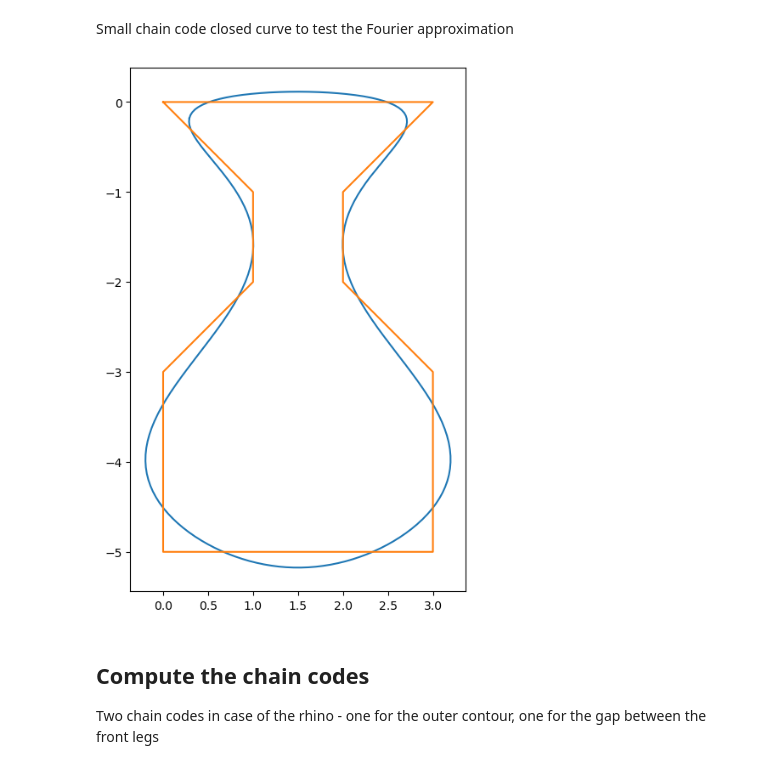
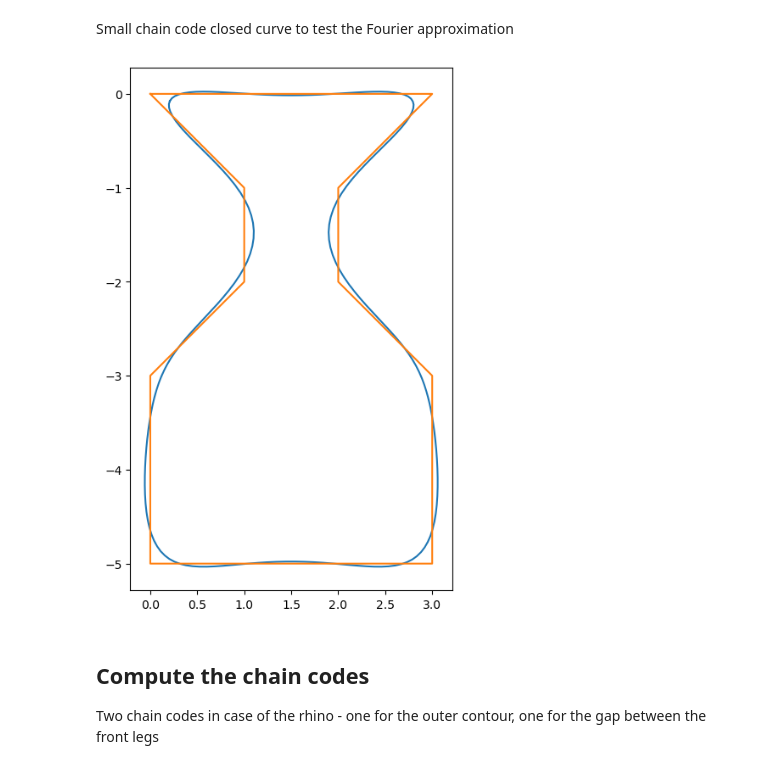
Before and after one commit to lokuger/fourier-animals, a Jupyter notebook: fourier-animal.ipynb, the cells around one changed output. Saved outputs shown, nothing was run; the diff lists cells and outputs as text; code cells hidden in the pictures.

```diff
--- a/fourier-animal.ipynb
+++ b/fourier-animal.ipynb
@@ -17,7 +17,7 @@ import sys
 sys.setrecursionlimit(20000) # necessary to do a full dfs around the rhino
 # %%
 ## Read in binary image - if color/grayscale convert to useful binary of object first
-im = io.imread('test_img/rhino2.jpg', as_gray=True)
+im = io.imread('test_img/elephant.png', as_gray=True)
 # convert to binary
 b = np.zeros(im.shape)
 b[im>0.5] = 1
@@ -157,17 +157,17 @@ Small chain code closed curve to test the Fourier approximation
 # %%
 # two test chain codes of closed contours
 # cc = np.array([int(d) for d in '00000656764433322'])
 cc = np.array([int(d) for d in '0005676644422123'])
 x_true,y_true = true_contour(cc)
-N_fc = 4    # number of fourier coefficients
+N_fc = 8    # number of fourier coefficients
 x_four,y_four = fourier_contour(cc,N_fc)
 
 fig,ax = plt.subplots(1,1,figsize=(8,8))
 ax.plot(x_four,y_four)
 ax.plot(x_true,y_true)
 ax.set_aspect(1)
 # %% [output]
-[figure, old version]
+[figure, new version]
 # %% [markdown]
 ## Compute the chain codes
 Two chain codes in case of the rhino - one for the outer contour, one for the gap between the front legs
```
Also changed, not shown: parts of 5 cells of this notebook, 1 other file.
